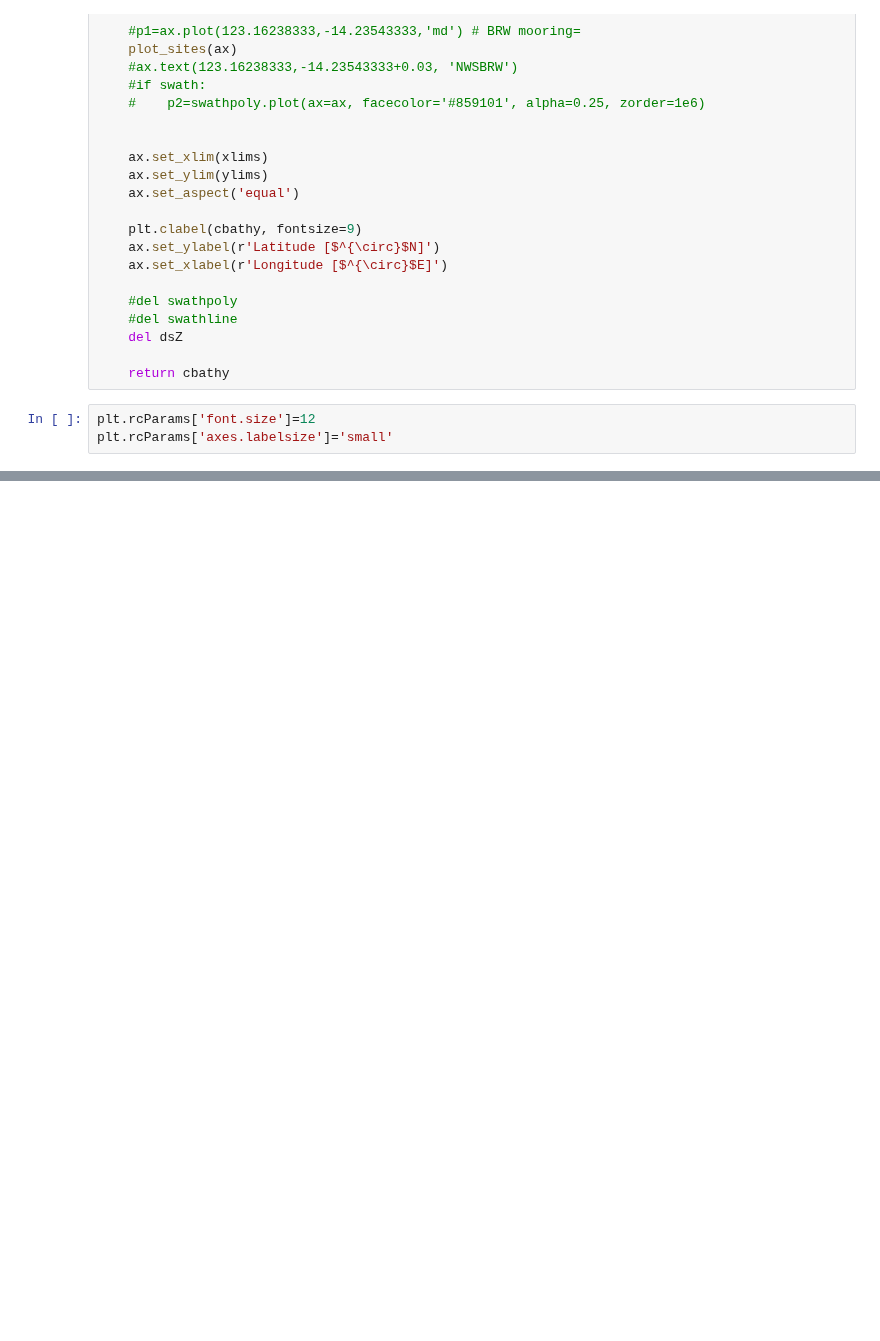
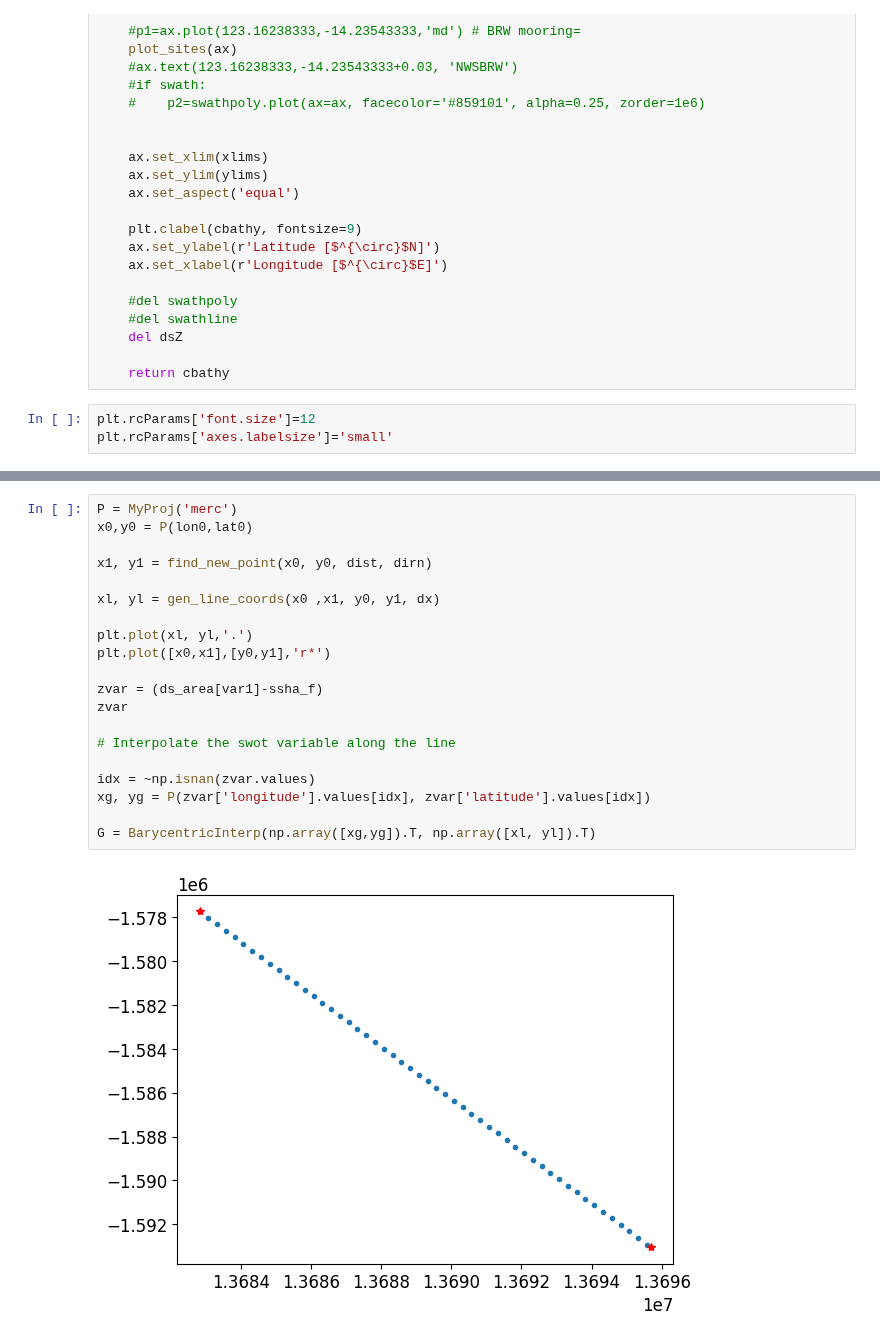
Before and after one commit to TIDE-ITRH/swot_adac_naust, a Jupyter notebook: NOTEBOOKS/plot_swot_unsmoothed_grl.ipynb, the cells around one changed output, grey strips where cells are left out. Cells and saved outputs as stored; diff of their text form; blank space fills up the shorter version.

```diff
--- a/NOTEBOOKS/plot_swot_unsmoothed_grl.ipynb
+++ b/NOTEBOOKS/plot_swot_unsmoothed_grl.ipynb
@@ -403,0 +761,22 @@ outfile
+# %%
+P = MyProj('merc')
+x0,y0 = P(lon0,lat0)
+
+x1, y1 = find_new_point(x0, y0, dist, dirn)
+
+xl, yl = gen_line_coords(x0 ,x1, y0, y1, dx)
+
+plt.plot(xl, yl,'.')
+plt.plot([x0,x1],[y0,y1],'r*')
+
+zvar = (ds_area[var1]-ssha_f)
+zvar
+
+# Interpolate the swot variable along the line
+
+idx = ~np.isnan(zvar.values)
+xg, yg = P(zvar['longitude'].values[idx], zvar['latitude'].values[idx])
+
+G = BarycentricInterp(np.array([xg,yg]).T, np.array([xl, yl]).T)
+# %% [output]
+[figure, added]
```
Also changed, not shown: parts of 18 cells of this notebook, 23 other files.
